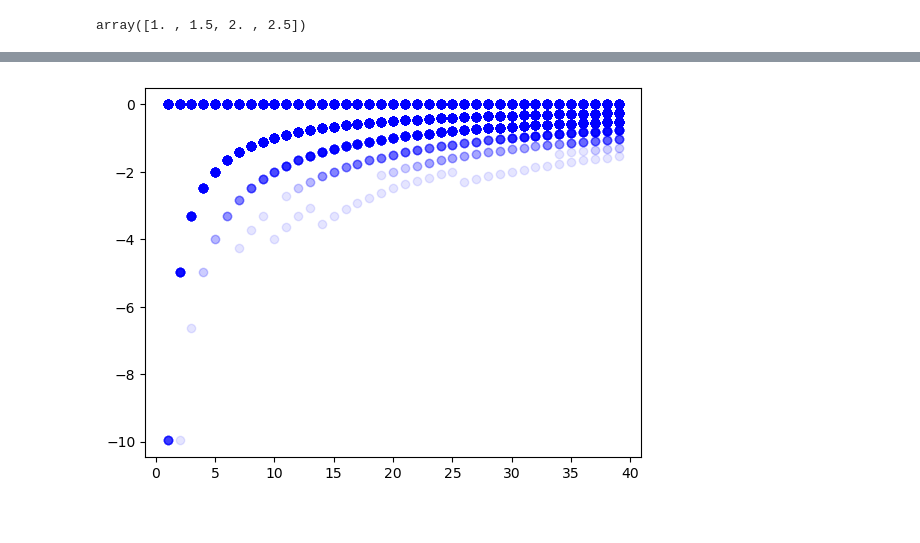
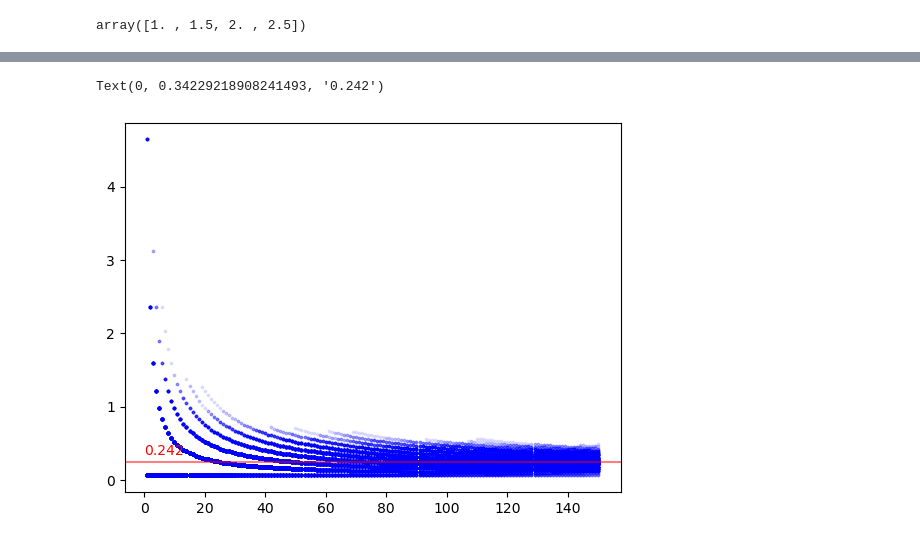
Before and after one commit to hickman-santini/local-proper, a Jupyter notebook: local_proper.ipynb, the cells around one changed output, grey strips where cells are left out. Drawn from its saved outputs; the diff is of its cells as text; code cells hidden in the pictures.

```diff
--- a/local_proper.ipynb
+++ b/local_proper.ipynb
@@ -8,19 +23,13 @@ import pandas as pd
 # %%
-def exp_ign(P):
-    return - P * math.log(P, 2) - (1-P) * math.log(1-P, 2)
-
-# Assuming some values for governing_prob, forecast_prob, and num_people
-governing_prob = 0.97
-forecast_prob = 0.999
-
 def simulate_person(governing_prob, forecast_prob, N):
-    log_scores = []
+    log_scores = { 'simple': [], '538 pts': []}
     for _ in range(N):
         outcome = random.random() < governing_prob
-        log_score = math.log(forecast_prob, 2) if outcome else math.log(1 - forecast_prob, 2)
-        log_scores.append(log_score)
-    # For each N, I want the average log score up to that N: a list of averages
-    return np.cumsum(log_scores) / np.arange(1, N+1)
+        log_scores['simple'].append(simple_log_score(outcome, forecast_prob))
+        log_scores['538 pts'].append(log_score_538(outcome, forecast_prob))
+    # For each N, calculate the average log score up to that N for each key in log_scores
+    averages = {key: np.cumsum(scores) / np.arange(1, N+1) for key, scores in log_scores.items()}
+    return averages
 # %%
 np.cumsum([1,2,3,4]) / np.arange(1, 5)
 # %% [output]
@@ -78,0 +128,4 @@ plt.show()
+# %%
+# For the next part I need to make df['simple'] a dataframe
+ss = pd.DataFrame(df['simple'].tolist())
+ff = pd.DataFrame(df['538 pts'].tolist())
@@ -79,6 +148,13 @@ plt.show()
 # %%
 # On top of that, plot faintly all the log score dots (df) individually, in a column for each N
-for N in range(1, N):
-    plt.scatter([N] * num_people, df[N-1], color='blue', alpha=0.1)
+for N in range(1, N+1):
+    plt.scatter([N] * num_people, ss[N-1], color='blue', alpha=0.1, s=3)
+
+xx = exp_ign(governing_prob, forecast_prob)
+# Plot horizontal line at y = xx
+plt.axhline(y=xx, color='r', linestyle='-', alpha = 0.5)
+# Label that line with value xx and move it up a little bit
+plt.text(0, xx + 0.1, f'{xx:.3f}', color='r')
 # %% [output]
+Text(0, 0.34229218908241493, '0.242')
-[figure, old version]
+[figure, new version]
```
Also changed, not shown: parts of 13 cells of this notebook, 4 other files.
